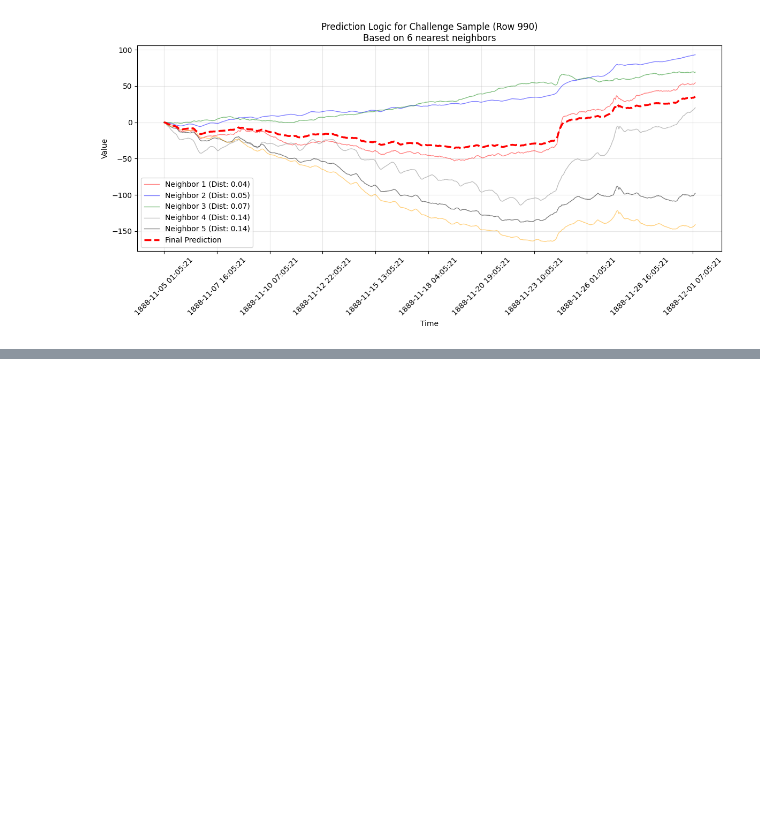
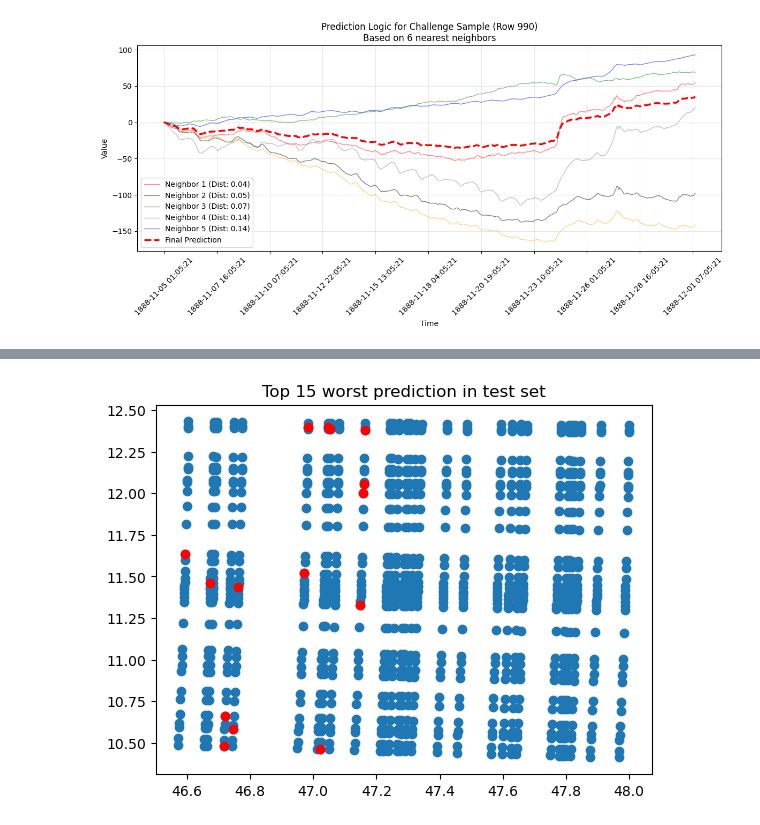
Before and after one commit to DanielSchipfer/Geospatial-Time-Series-Model, a Jupyter notebook: model.ipynb, the cells around one changed output, grey strips where cells are left out. Drawn from its saved outputs; the diff is of its cells as text; code cells hidden in the pictures; blank space fills up the shorter version.

```diff
--- a/model.ipynb
+++ b/model.ipynb
@@ -401,0 +472,72 @@ challenge_submission.to_csv("17_Test1234.csv", index=False)
+# %%
+def fehler_analyse(df, input_cols, target_cols, test_size=0.2, val_size=0.2):
+    """
+    Splits data, scales inputs, finds best k, evaluates on test set, and plots a sample.
+    """
+    df = df.dropna(axis=0)
+    X = df[input_cols].values
+    Y = df[target_cols].values
+
+    X_temp, X_test, Y_temp, Y_test = train_test_split(X, Y, test_size=test_size, random_state=42)
+    X_train, X_val, Y_train, Y_val = train_test_split(X_temp, Y_temp, test_size=val_size, random_state=42)
+
+    scaler = StandardScaler()
+    X_train_scaled = scaler.fit_transform(X_train)
+    X_val_scaled = scaler.transform(X_val)
+    X_test_scaled = scaler.transform(X_test)
+
+
+    # Optimize k
+    best_k = 1
+    best_mse = float('inf')
+    k_values = range(1, 21)
+    all_mse  =[]
+    for k in k_values:
+        knn = KNeighborsRegressor(n_neighbors=k, weights='distance')
+        knn.fit(X_train_scaled, Y_train)
+        preds_val = knn.predict(X_val_scaled)
+        mse = mean_squared_error(Y_val, preds_val)
+        all_mse.append(mse)
+
+        if mse < best_mse:
+            best_mse = mse
+            best_k = k
+
+    X_final_train = np.vstack((X_train_scaled, X_val_scaled))
+    Y_final_train = np.vstack((Y_train, Y_val))
+
+    #mean_baseline = np.mean(Y_train,axis=0)
+    #singel_nn_baseline = KNeighborsRegressor(n_neighbors=1, weights='distance')
+    #singel_nn_baseline.fit(X_final_train, Y_final_train)
+    #singel_nn_baseline_preds = singel_nn_baseline.predict(X_test_scaled)
+
+    final_model = KNeighborsRegressor(n_neighbors=best_k, weights='distance')
+    final_model.fit(X_final_train, Y_final_train)
+
+    test_preds = final_model.predict(X_test_scaled)
+    all_mse = []
+    for i in range(len(Y_test)):
+        all_mse.append(mean_squared_error(Y_test[i],test_preds[i]))
+
+    test_mse = mean_squared_error(Y_test, test_preds)
+    #mean_baseline_mse = mean_squared_error(Y_test,[mean_baseline]*len(Y_test))
+    all_test_mse = {}
+    k = 15
+
+    for i in range(len(X_test)):
+        all_test_mse[tuple(X_test[i])] = all_mse[i]
+    plt.scatter(df_combined[['Latitude (N)']],df_combined[[ 'Longitude (E)']])
+    sortet_mse = {w: all_test_mse[w] for w in sorted(all_test_mse, key=all_test_mse.get, reverse=True)}
+    for i in list(sortet_mse.keys())[:k]:
+        plt.scatter(i[0],i[1],color='r')
+    plt.title(f'Top {k} worst prediction in test set')
+    #return (X_test,all_mse)
+
+
+
+
+input_columns = ['Latitude (N)', 'Longitude (E)', 'elevation_meters']
+target_columns = [c for c in df_combined.columns if c not in input_columns]
+fehler_analyse(df_combined, input_columns, target_columns)
+# %% [output]
+[figure, added]
```
Also changed, not shown: parts of 3 cells of this notebook.
